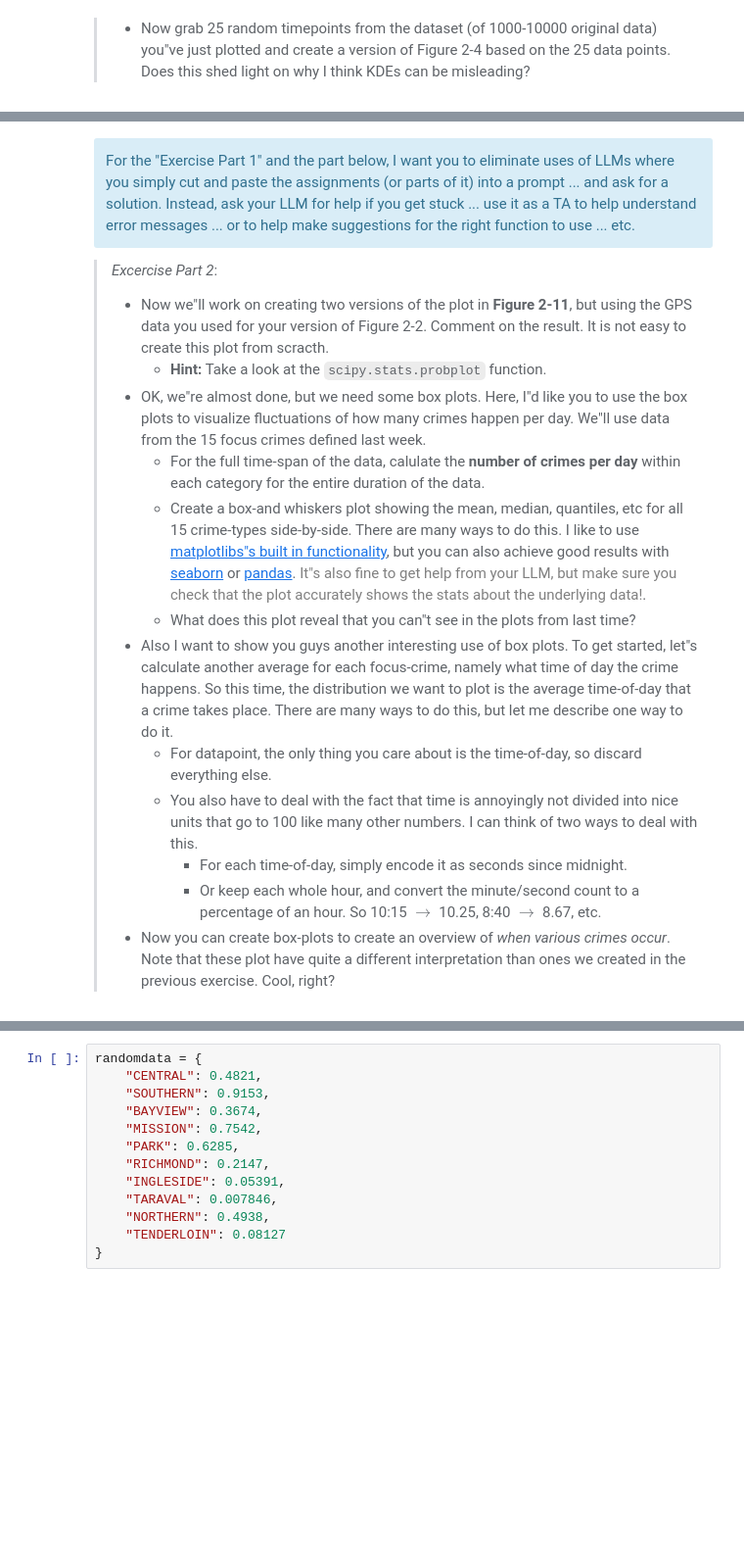
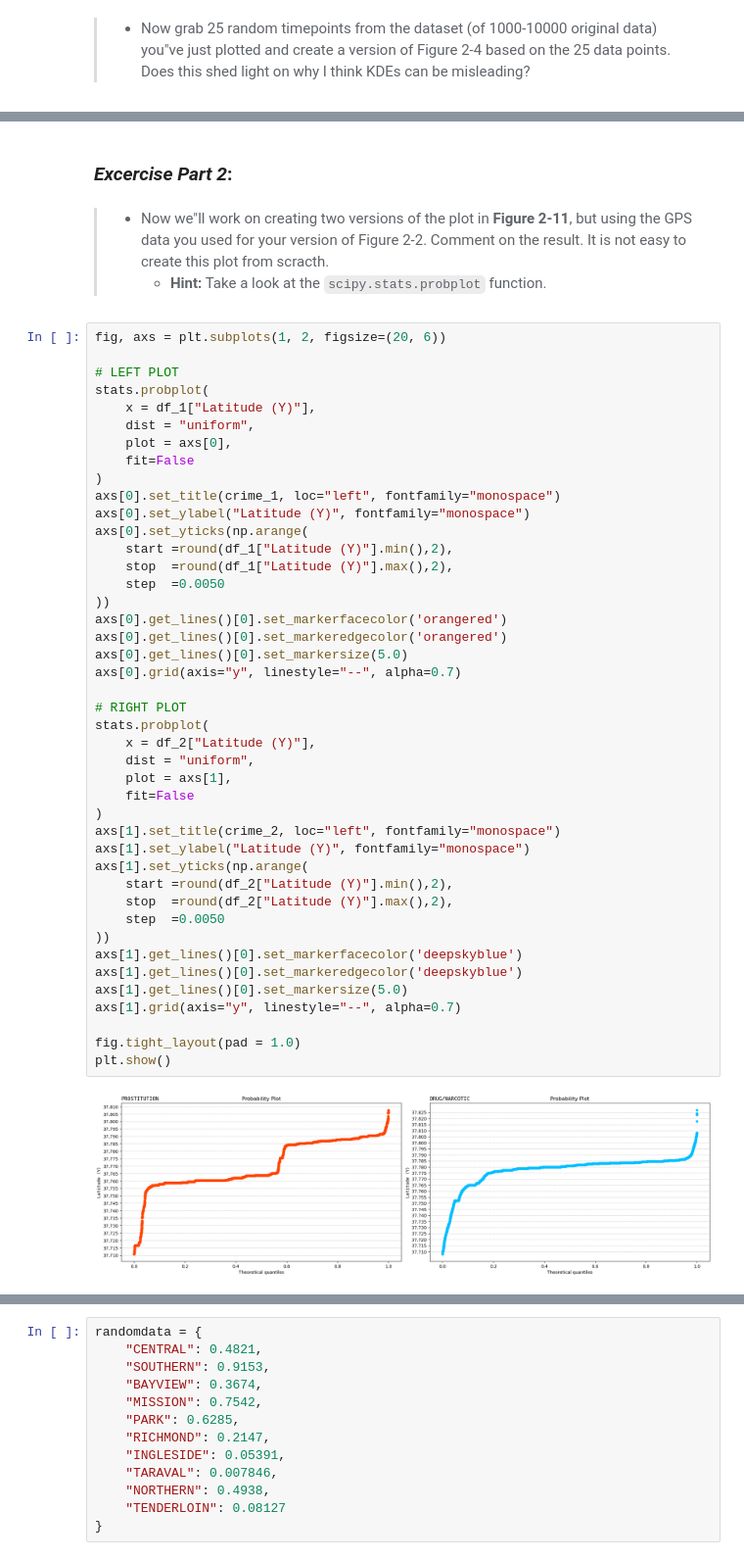
Before and after one commit to AleksandarLukic96/02806_Social_Data, a Jupyter notebook: notebooks/W3_Alek.ipynb, the cells around one changed output, grey strips where cells are left out. Shown at 98% size. Drawn from its saved outputs; the diff is of its cells as text; blank space fills up the shorter version.

Commit message:
Currently working on W3ex3 part 2. The boxplots are being annoying :(

```diff
--- a/notebooks/W3_Alek.ipynb
+++ b/notebooks/W3_Alek.ipynb
@@ -440,20 +440,50 @@ plt.show()
-# %% [markdown]
-<div class="alert alert-block alert-info">
-For the "Exercise Part 1" and the part below, I want you to eliminate uses of LLMs where you simply cut and paste the assignments (or parts of it) into a prompt ... and ask for a solution. Instead, ask your LLM for help if you get stuck ... use it as a TA to help understand error messages ... or to help make suggestions for the right function to use ... etc.
-</div>
-
->
-> *Excercise Part 2*:
->
-> * Now we"ll work on creating two versions of the plot in **Figure 2-11**, but using the GPS data you used for your version of Figure 2-2. Comment on the result. It is not easy to create this plot from scracth.
->   * **Hint:** Take a look at the `scipy.stats.probplot` function.
-> * OK, we"re almost done, but we need some box plots. Here, I"d like you to use the box plots to visualize fluctuations of how many crimes happen per day. We"ll use data from the 15 focus crimes defined last week.
->   * For the full time-span of the data, calulate the **number of crimes per day** within each category for the entire duration of the data.
->   * Create a box-and whiskers plot showing the mean, median, quantiles, etc for all 15 crime-types side-by-side. There are many ways to do this. I like to use [matplotlibs"s built in functionality](https://matplotlib.org/stable/api/_as_gen/matplotlib.pyplot.boxplot.html), but you can also achieve good results with [seaborn](https://seaborn.pydata.org/generated/seaborn.boxplot.html) or [pandas](https://pandas.pydata.org/docs/reference/api/pandas.DataFrame.boxplot.html). <font color="gray">It"s also fine to get help from your LLM, but make sure you check that the plot accurately shows the stats about the underlying data!</font>.
->   * What does this plot reveal that you can"t see in the plots from last time?
-> * Also I want to show you guys another interesting use of box plots. To get started, let"s calculate another average for each focus-crime, namely what time of day the crime happens. So this time, the distribution we want to plot is the average time-of-day that a crime takes place. There are many ways to do this, but let me describe one way to do it.
->   * For datapoint, the only thing you care about is the time-of-day, so discard everything else.
->   * You also have to deal with the fact that time is annoyingly not divided into nice units that go to 100 like many other numbers. I can think of two ways to deal with this.
->     * For each time-of-day, simply encode it as seconds since midnight.
->     * Or keep each whole hour, and convert the minute/second count to a percentage of an hour. So 10:15 $\rightarrow$ 10.25, 8:40 $\rightarrow$ 8.67, etc.
-> * Now you can create box-plots to create an overview of *when various crimes occur*. Note that these plot have quite a different interpretation than ones we created in the previous exercise. Cool, right?
+# %% [markdown]
+### *Excercise Part 2*:
+# %% [markdown]
+> * Now we"ll work on creating two versions of the plot in **Figure 2-11**, but using the GPS data you used for your version of Figure 2-2. Comment on the result. It is not easy to create this plot from scracth.
+>   * **Hint:** Take a look at the `scipy.stats.probplot` function.
+# %%
+fig, axs = plt.subplots(1, 2, figsize=(20, 6))
+
+# LEFT PLOT
+stats.probplot(
+    x = df_1["Latitude (Y)"],
+    dist = "uniform",
+    plot = axs[0],
+    fit=False
+)
+axs[0].set_title(crime_1, loc="left", fontfamily="monospace")
+axs[0].set_ylabel("Latitude (Y)", fontfamily="monospace")
+axs[0].set_yticks(np.arange(
+    start =round(df_1["Latitude (Y)"].min(),2),
+    stop  =round(df_1["Latitude (Y)"].max(),2),
+    step  =0.0050
+))
+axs[0].get_lines()[0].set_markerfacecolor('orangered')
+axs[0].get_lines()[0].set_markeredgecolor('orangered')
+axs[0].get_lines()[0].set_markersize(5.0)
+axs[0].grid(axis="y", linestyle="--", alpha=0.7)
+
+# RIGHT PLOT
+stats.probplot(
+    x = df_2["Latitude (Y)"],
+    dist = "uniform",
+    plot = axs[1],
+    fit=False
+)
+axs[1].set_title(crime_2, loc="left", fontfamily="monospace")
+axs[1].set_ylabel("Latitude (Y)", fontfamily="monospace")
+axs[1].set_yticks(np.arange(
+    start =round(df_2["Latitude (Y)"].min(),2),
+    stop  =round(df_2["Latitude (Y)"].max(),2),
+    step  =0.0050
+))
+axs[1].get_lines()[0].set_markerfacecolor('deepskyblue')
+axs[1].get_lines()[0].set_markeredgecolor('deepskyblue')
+axs[1].get_lines()[0].set_markersize(5.0)
+axs[1].grid(axis="y", linestyle="--", alpha=0.7)
+
+fig.tight_layout(pad = 1.0)
+plt.show()
+# %% [output]
+[figure, added]
```
Also changed, not shown: parts of 13 cells of this notebook, 2 other files.
